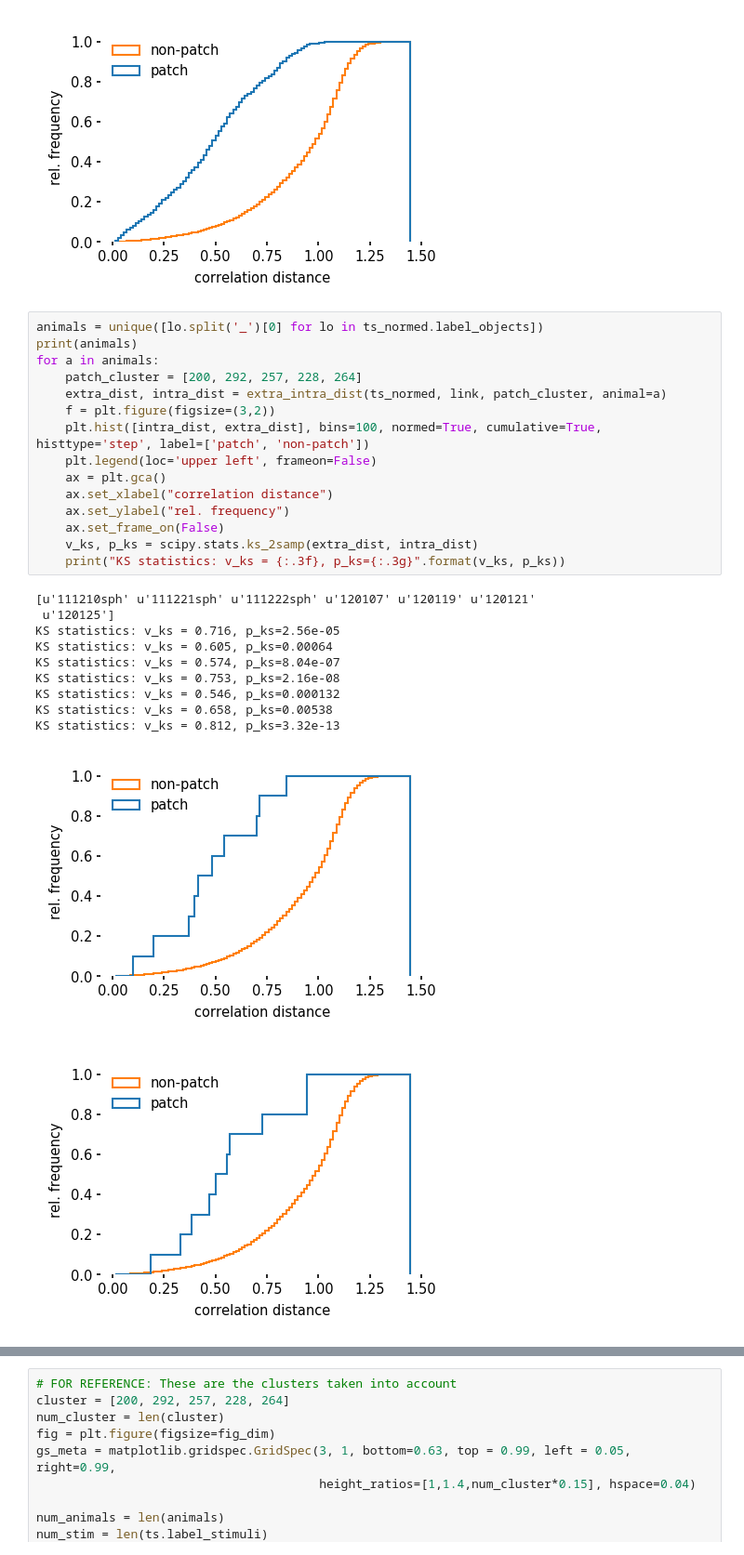
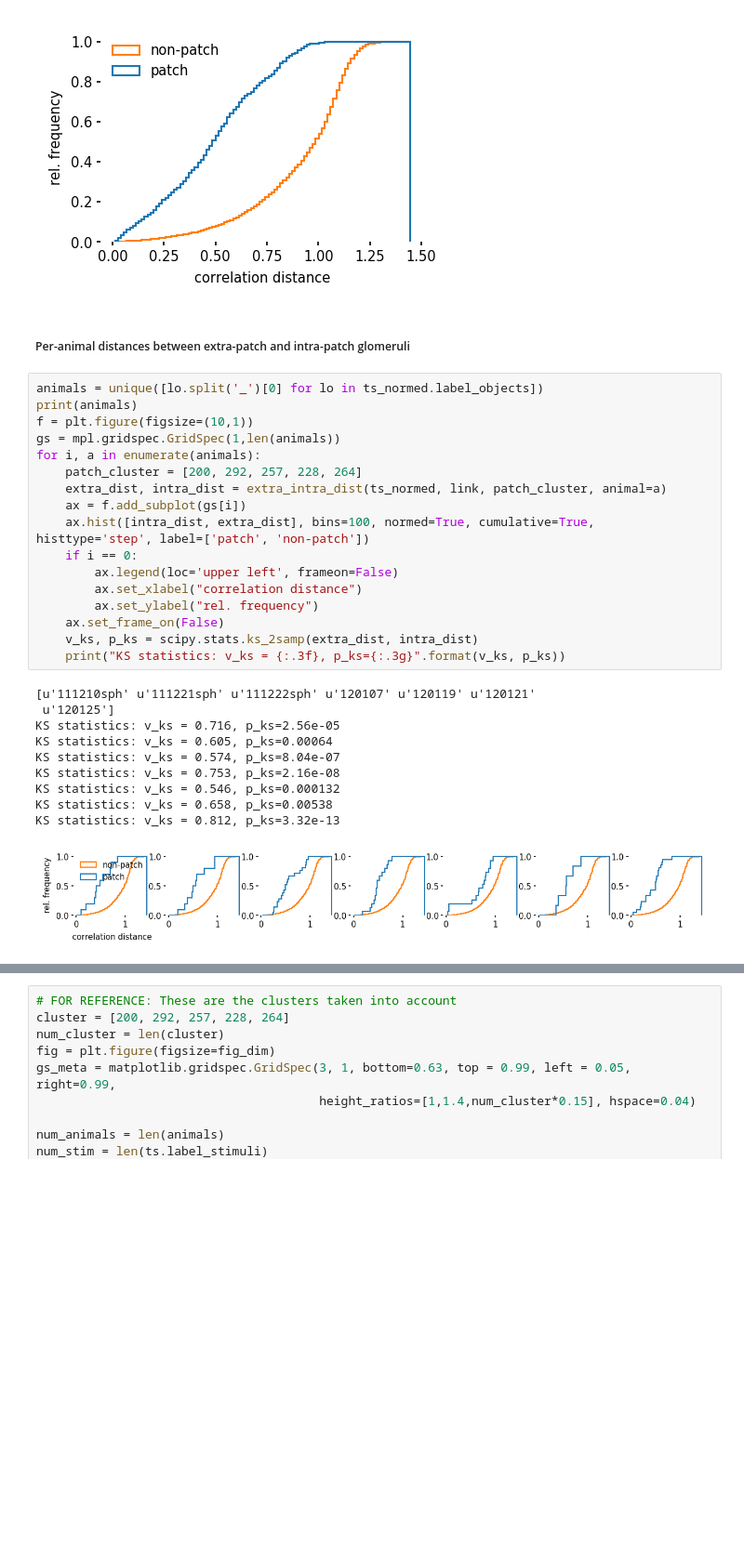
Before and after one commit to Huitzilo/glomcentric_code, a Jupyter notebook: MOB_Fig_tunotopy.ipynb, the cells around one changed output, grey strips where cells are left out. Shown at 93% size. Drawn from its saved outputs; the diff is of its cells as text; blank space fills up the shorter version.

```diff
--- a/MOB_Fig_tunotopy.ipynb
+++ b/MOB_Fig_tunotopy.ipynb
@@ -774,30 +774,33 @@ print("KS statistics: v_ks = {:.3f}, p_ks={:.3g}".format(v_ks, p_ks))
 # %% [output]
 KS statistics: v_ks = 0.600, p_ks=1.72e-243
 [figure]
+# %% [markdown]
+##### Per-animal distances between extra-patch and intra-patch glomeruli
 # %%
 animals = unique([lo.split('_')[0] for lo in ts_normed.label_objects])
 print(animals)
-for a in animals:
+f = plt.figure(figsize=(10,1))
+gs = mpl.gridspec.GridSpec(1,len(animals))
+for i, a in enumerate(animals):
     patch_cluster = [200, 292, 257, 228, 264]
     extra_dist, intra_dist = extra_intra_dist(ts_normed, link, patch_cluster, animal=a)
-    f = plt.figure(figsize=(3,2))
-    plt.hist([intra_dist, extra_dist], bins=100, normed=True, cumulative=True, histtype='step', label=['patch', 'non-patch'])
-    plt.legend(loc='upper left', frameon=False)
-    ax = plt.gca()
-    ax.set_xlabel("correlation distance")
-    ax.set_ylabel("rel. frequency")
+    ax = f.add_subplot(gs[i])
+    ax.hist([intra_dist, extra_dist], bins=100, normed=True, cumulative=True, histtype='step', label=['patch', 'non-patch'])
+    if i == 0:
+        ax.legend(loc='upper left', frameon=False)
+        ax.set_xlabel("correlation distance")
+        ax.set_ylabel("rel. frequency")
     ax.set_frame_on(False)
     v_ks, p_ks = scipy.stats.ks_2samp(extra_dist, intra_dist)
     print("KS statistics: v_ks = {:.3f}, p_ks={:.3g}".format(v_ks, p_ks))
 # %% [output]
 [u'111210sph' u'111221sph' u'111222sph' u'120107' u'120119' u'120121'
  u'120125']
 KS statistics: v_ks = 0.716, p_ks=2.56e-05
 KS statistics: v_ks = 0.605, p_ks=0.00064
 KS statistics: v_ks = 0.574, p_ks=8.04e-07
 KS statistics: v_ks = 0.753, p_ks=2.16e-08
 KS statistics: v_ks = 0.546, p_ks=0.000132
 KS statistics: v_ks = 0.658, p_ks=0.00538
 KS statistics: v_ks = 0.812, p_ks=3.32e-13
-[figure, old version]
+[figure, new version]
-[figure, removed]
```
Also changed, not shown: parts of 13 cells of this notebook.
